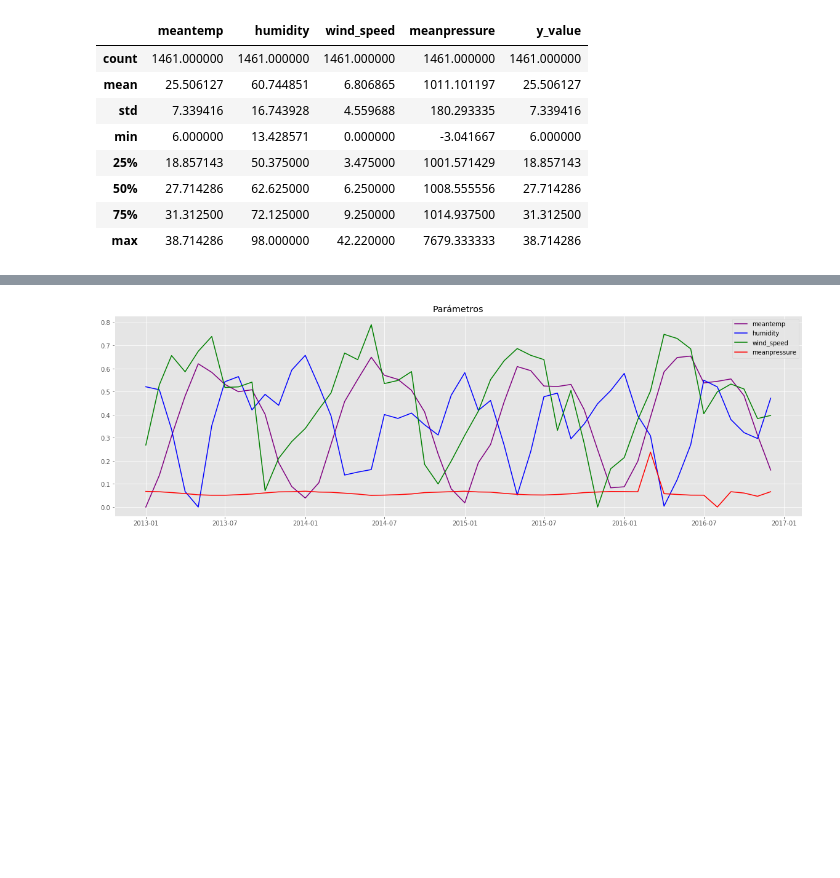
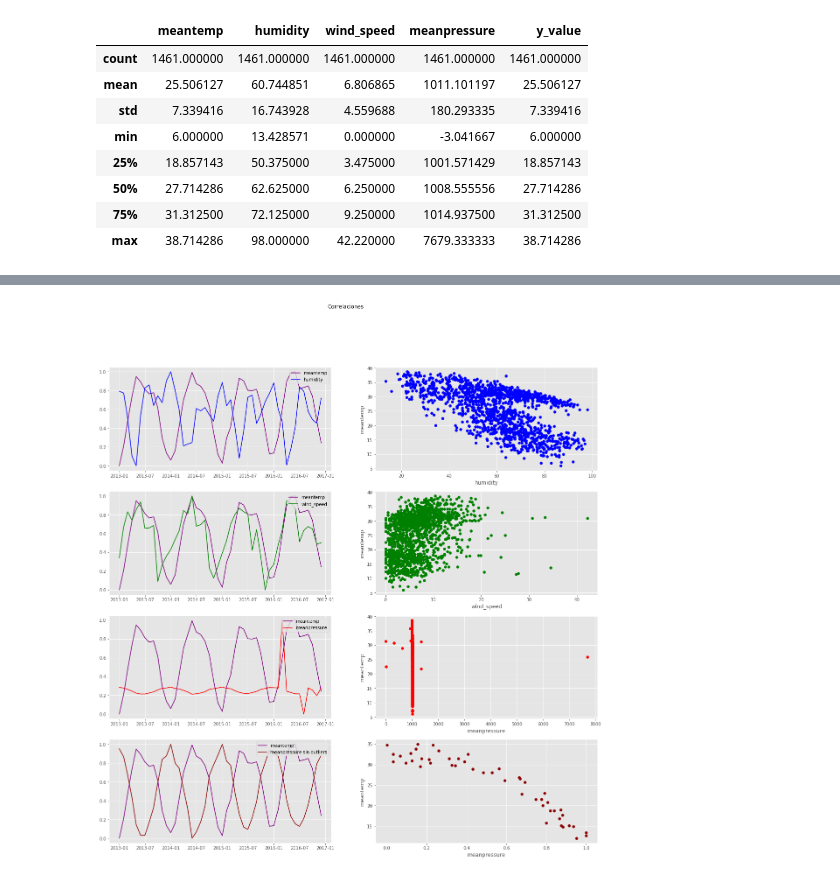
Before and after one commit to Shiroko7/INF-393-Tarea-3, a Jupyter notebook: Tarea 3 parte1.ipynb, the cells around one changed output, grey strips where cells are left out. Saved outputs shown, nothing was run; the diff lists cells and outputs as text; code cells hidden in the pictures; blank space fills up the shorter version.

```diff
--- a/Tarea 3 parte1.ipynb
+++ b/Tarea 3 parte1.ipynb
@@ -132,17 +167,67 @@ dummy = df[params+['month','year']].copy()
 #agrupar por mes y año
 dummy = dummy.groupby(['year','month']).mean().reset_index()
 for para in params:
-    dummy[para] = (dummy[para]-dummy[para].min())/dummy[para].max()
+    dummy[para] = (dummy[para]-dummy[para].min())/(dummy[para].max()-dummy[para].min())
 dummy['date'] = dummy['year'].astype(str) +'-'+dummy['month'].astype(str)
 dummy["date"] = pd.to_datetime(dummy["date"])
-#plot by month,year
-plt.figure(figsize=(20,6))
-plt.plot(dummy['date'], dummy['meantemp'],c='purple')
-plt.plot(dummy['date'], dummy['humidity'],c='blue')
-plt.plot(dummy['date'], dummy['wind_speed'],c='green')
-plt.plot(dummy['date'], dummy['meanpressure'],c='red')
-plt.title('Parámetros')
-plt.legend()
-plt.show()
+
+#hacer lo mismo para la presión sin outliers
+
+pressure_2 = df[(np.abs(stats.zscore(df['meanpressure'])) < 0.3)][['year','month','meanpressure','meantemp']]
+pressure_2 = pressure_2.groupby(['year','month']).mean().reset_index()
+pressure_2['meanpressure'] = (pressure_2['meanpressure']-pressure_2['meanpressure'].min())/(pressure_2['meanpressure'].max()-pressure_2['meanpressure'].min())
+pressure_2['date'] = pressure_2['year'].astype(str) +'-'+pressure_2['month'].astype(str)
+pressure_2["date"] = pd.to_datetime(dummy["date"])
-# %% [output]
-[figure, removed]
+# %%
+#plot by month,year
+plt.figure(figsize=(20,20))
+plt.suptitle('Correlaciones')
+
+plt.subplot(421)
+plt.plot(dummy['date'], dummy['meantemp'],c='purple')
+plt.plot(dummy['date'], dummy['humidity'],c='blue')
+plt.legend(loc='upper right')
+
+plt.subplot(422)
+plt.scatter(df['humidity'], df['meantemp'],c='blue')
+plt.xlabel("humidity")
+plt.ylabel("meantemp")
+
+
+plt.subplot(423)
+plt.plot(dummy['date'], dummy['meantemp'],c='purple')
+plt.plot(dummy['date'], dummy['wind_speed'],c='green')
+plt.legend(loc='upper right')
+
+plt.subplot(424)
+plt.scatter(df['wind_speed'], df['meantemp'],c='green')
+plt.xlabel("wind_speed")
+plt.ylabel("meantemp")
+
+
+plt.subplot(425)
+plt.plot(dummy['date'], dummy['meantemp'],c='purple')
+plt.plot(dummy['date'], dummy['meanpressure'],c='red')
+plt.legend(loc='upper right')
+
+plt.subplot(426)
+plt.scatter(df['meanpressure'], df['meantemp'],c='red')
+plt.xlabel("meanpressure")
+plt.ylabel("meantemp")
+
+
+plt.subplot(427)
+plt.plot(dummy['date'], dummy['meantemp'],c='purple')
+plt.plot(pressure_2['date'], pressure_2['meanpressure'],c='darkred',label='meanpressure sin outliers')
+plt.legend(loc='upper right')
+
+plt.subplot(428)
+plt.scatter(pressure_2['meanpressure'], pressure_2['meantemp'],c='darkred')
+plt.xlabel("meanpressure")
+plt.ylabel("meantemp")
+
+
+
+plt.show()
+# %% [output]
+[figure, added]
```
Also changed, not shown: parts of 12 cells of this notebook.
